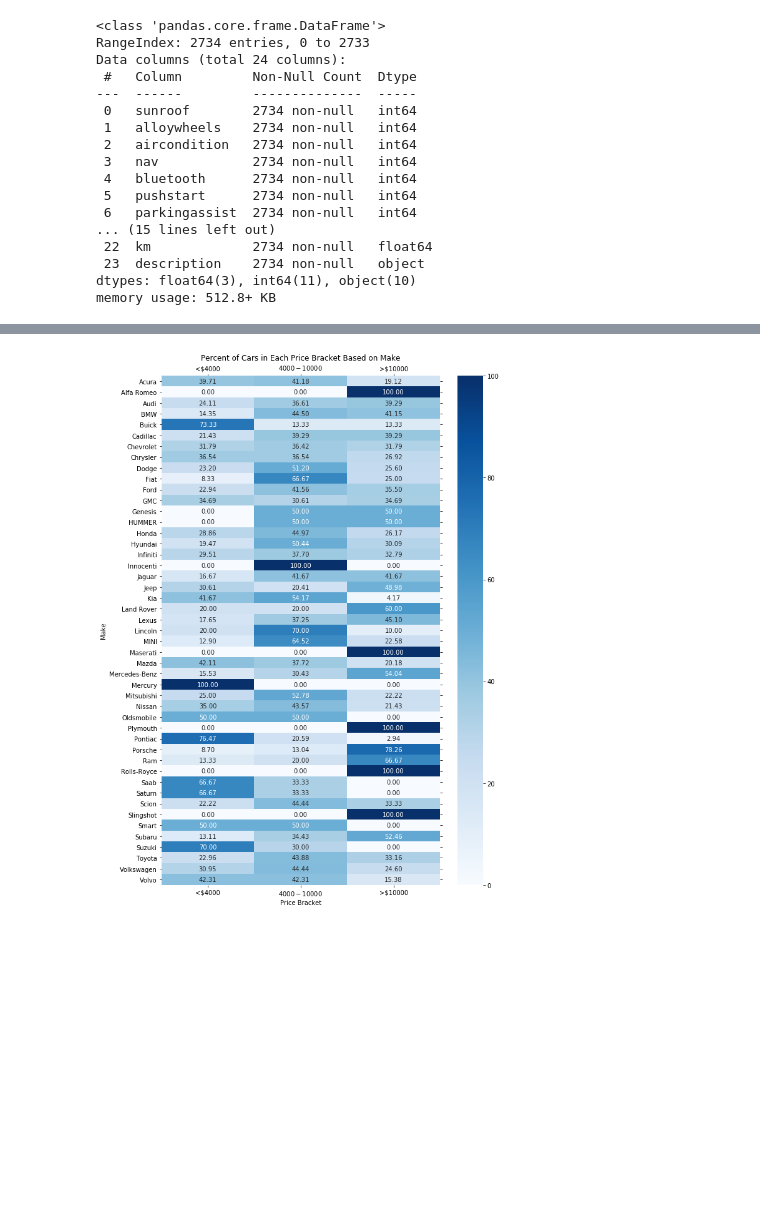
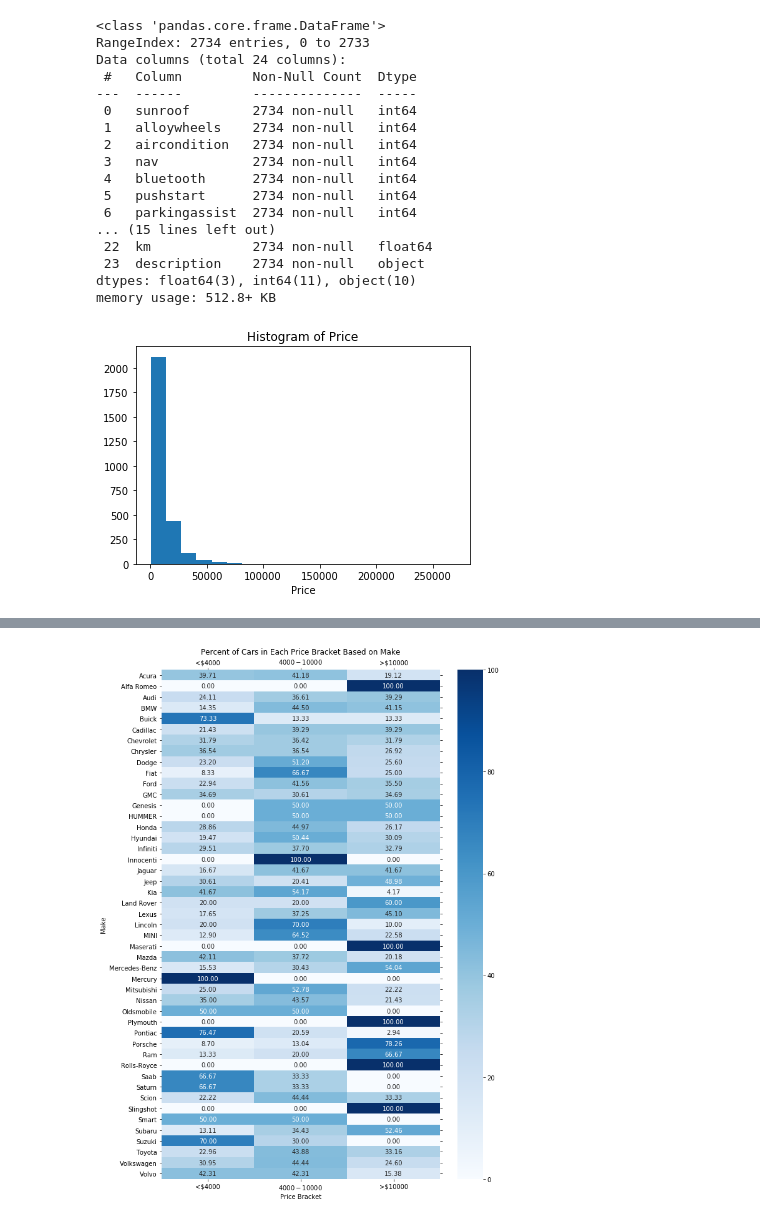
Before and after one commit to vatdaell/used-car-analysis, a Jupyter notebook: Analysis of Car Prices.ipynb, the cells around one changed output, grey strips where cells are left out. Cells and saved outputs as stored; diff of their text form; code cells hidden in the pictures; blank space fills up the shorter version.

```diff
--- a/Analysis of Car Prices.ipynb
+++ b/Analysis of Car Prices.ipynb
@@ -43,3 +44,10 @@ memory usage: 512.8+ KB
 # Are manuals cheaper?
 # what cars have the highest kms?
 # What additional features make it more expensive?
+# %%
+# Price is heavily leaning towards the first bin, maybe log will map it nicely
+plt.hist(df.price, bins=20);
+plt.xlabel('Price');
+plt.title("Histogram of Price");
+# %% [output]
+[figure, added]
```
Also changed, not shown: parts of 13 cells of this notebook.
